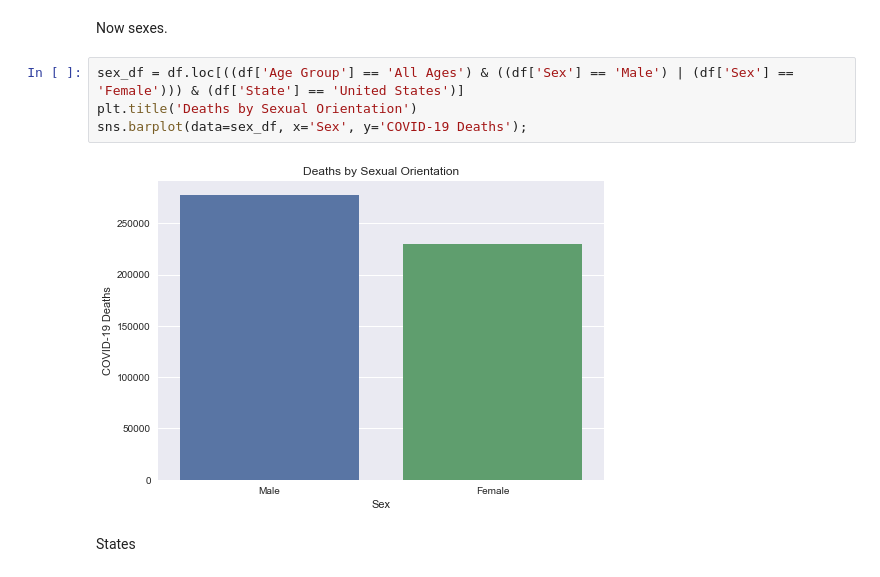
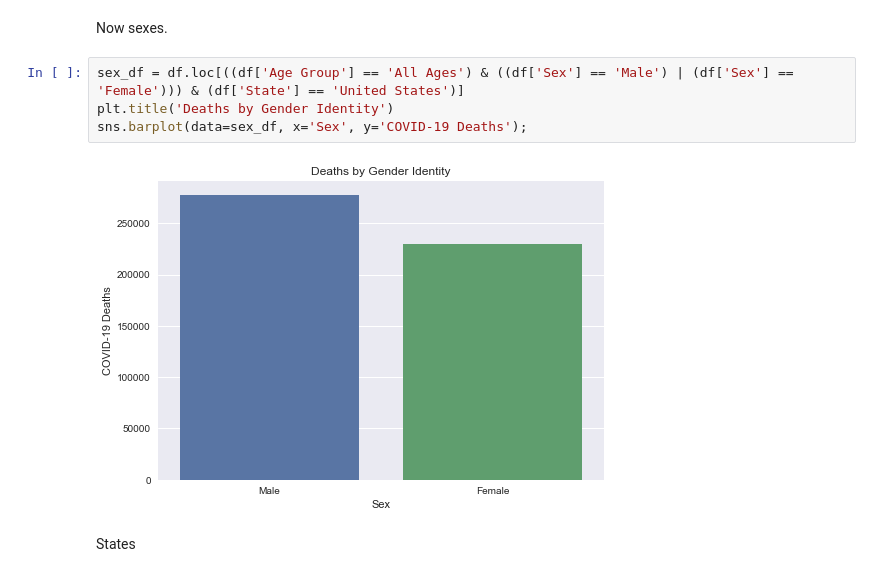
Before and after one commit to o-hill/stats551-covid, a Jupyter notebook: scripts/explore.ipynb, the cells around one changed output. Drawn from its saved outputs; the diff is of its cells as text.

Commit message:
graphs

```diff
--- a/scripts/explore.ipynb
+++ b/scripts/explore.ipynb
@@ -42,10 +42,10 @@ plt.xticks(range(len(ages_df['Age Group'])), [g.split(' ')[0] for g in ages_df['
 Now sexes.
 # %%
 sex_df = df.loc[((df['Age Group'] == 'All Ages') & ((df['Sex'] == 'Male') | (df['Sex'] == 'Female'))) & (df['State'] == 'United States')]
-plt.title('Deaths by Sexual Orientation')
+plt.title('Deaths by Gender Identity')
 sns.barplot(data=sex_df, x='Sex', y='COVID-19 Deaths');
 # %% [output]
-[figure, old version]
+[figure, new version]
 # %% [markdown]
 States
 # %%
```
